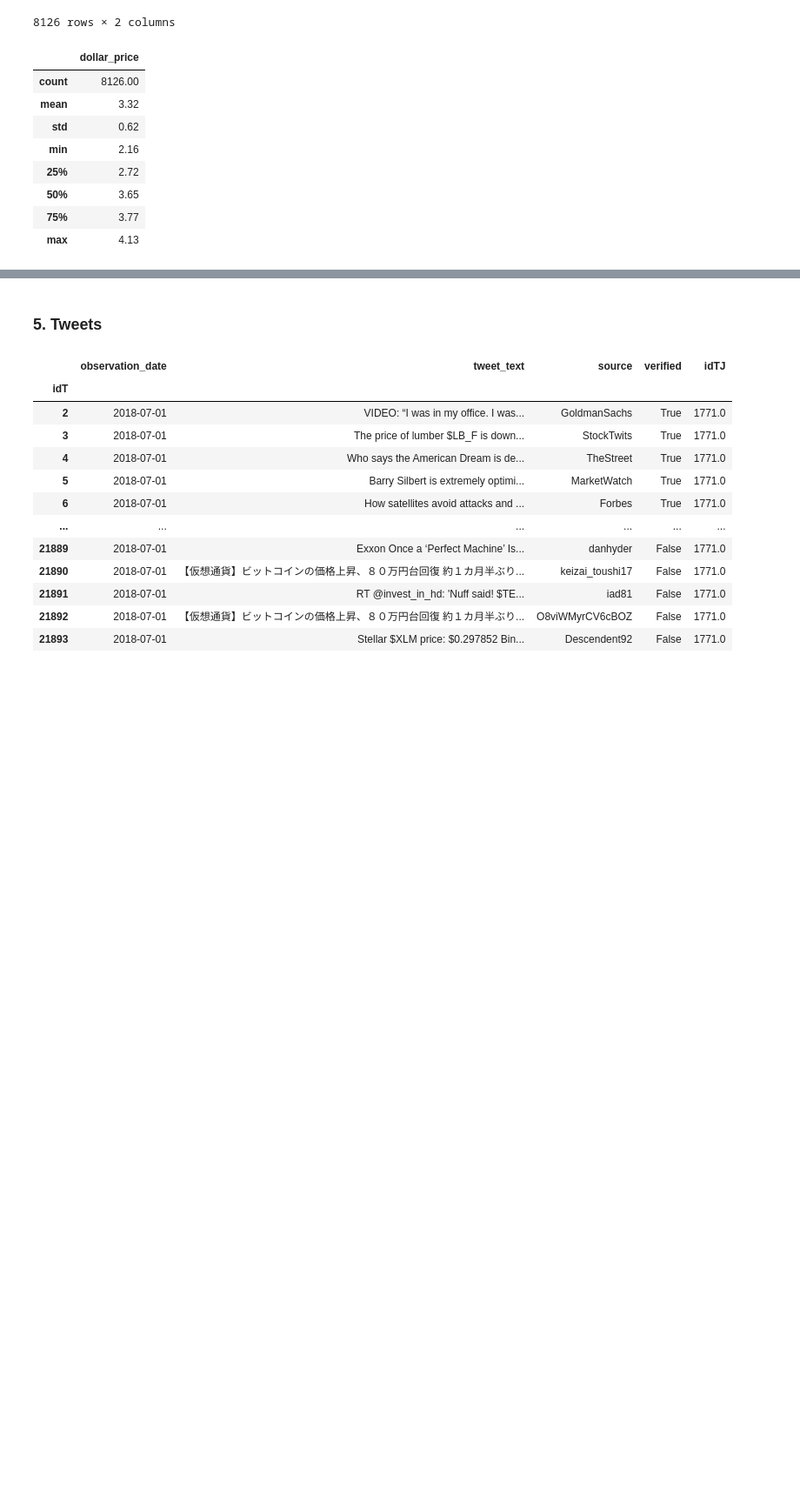
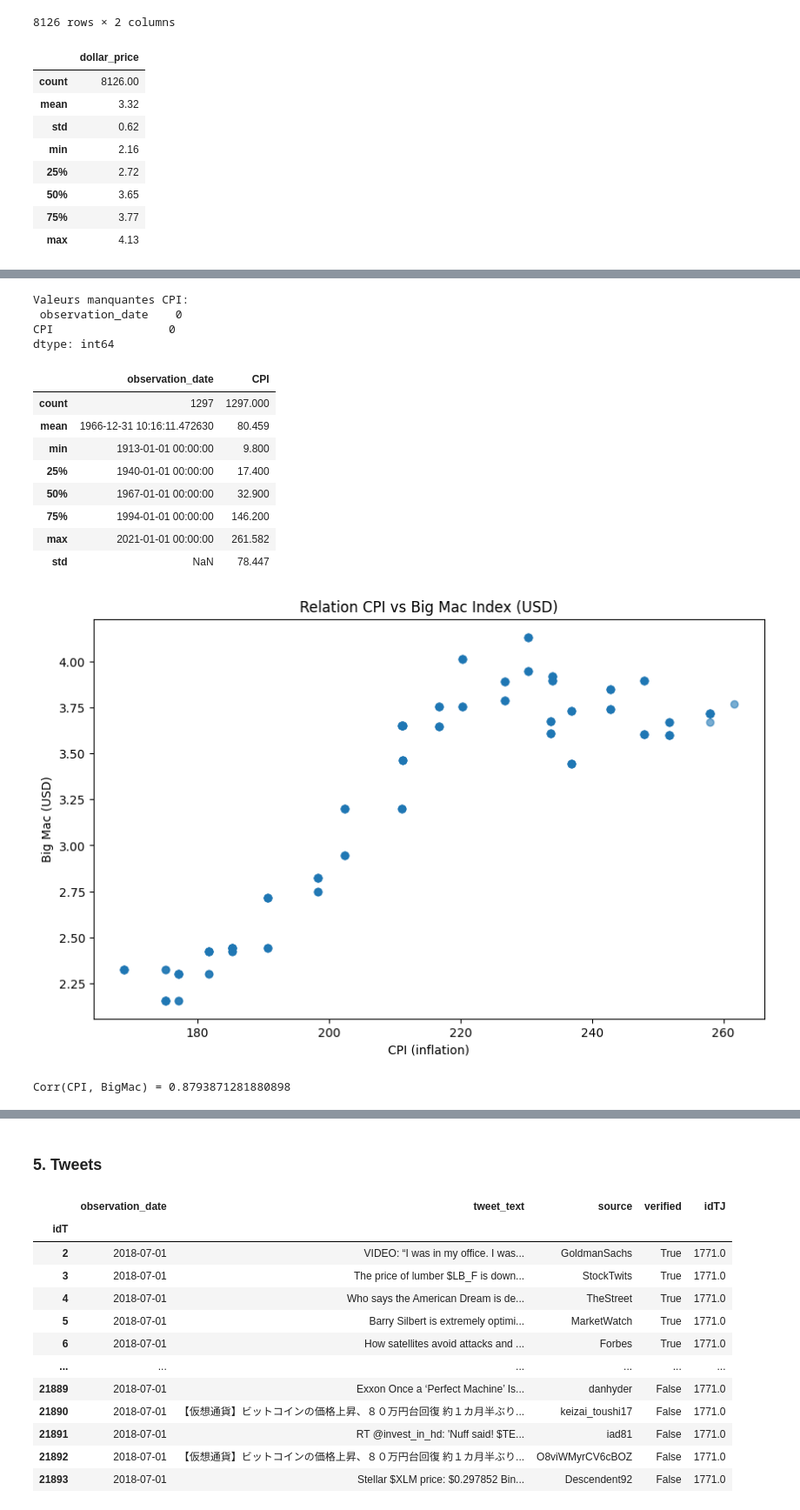
Before and after one commit to gcolpari/STOCKMARKET_PREDICTION-, a Jupyter notebook: AED.ipynb, the cells around one changed output, grey strips where cells are left out. Shown at 87% size. Cells and saved outputs as stored; diff of their text form; code cells hidden in the pictures; blank space fills up the shorter version.

```diff
--- a/AED.ipynb
+++ b/AED.ipynb
@@ -304,0 +333,57 @@ df.iloc[:,1::].describe().round(2)
+# %%
+#BIG MAC % INFLATION
+
+inflation = import_inflation_table(bdd)
+inflation.head()
+
+print("Valeurs manquantes CPI:\n", inflation.isna().sum())
+display(inflation.describe().round(3))
+
+# Merge CPI + BigMac (sur la date)
+bm = bigmac.reset_index()[["observation_date","dollar_price"]].rename(
+    columns={"observation_date":"date","dollar_price":"bigmac_usd"}
+)
+cpi = inflation.reset_index()[["observation_date","CPI"]].rename(
+    columns={"observation_date":"date","CPI":"cpi"}
+)
+
+macro = pd.merge(cpi, bm, on="date", how="inner").dropna().sort_values("date")
+
+# Scatter CPI vs BigMac
+plt.figure(figsize=FIGSIZE)
+plt.scatter(macro["cpi"], macro["bigmac_usd"], alpha=0.6)
+plt.title("Relation CPI vs Big Mac Index (USD)")
+plt.xlabel("CPI (inflation)")
+plt.ylabel("Big Mac (USD)")
+plt.show()
+
+# Corrélation simple
+print("Corr(CPI, BigMac) =", macro[["cpi","bigmac_usd"]].corr().iloc[0,1])
+
+# Séries normalisées (pour comparer les dynamiques)
+macro["cpi_norm"] = (macro["cpi"] - macro["cpi"].mean()) / macro["cpi"].std()
+macro["bm_norm"]  = (macro["bigmac_usd"] - macro["bigmac_usd"].mean()) / macro["bigmac_usd"].std()
+
+plt.figure(figsize=FIGSIZE)
+plt.plot(macro["date"], macro["cpi_norm"], label="CPI (normalisé)")
+plt.plot(macro["date"], macro["bm_norm"], label="BigMac (normalisé)")
+plt.title("CPI vs Big Mac Index (normalisés)")
+plt.xlabel("Date"); plt.ylabel("Score normalisé (z-score)")
+plt.legend()
+plt.show()
+# %% [output]
+Valeurs manquantes CPI:
+ observation_date    0
+CPI                 0
+dtype: int64
+|  | observation_date | CPI |
+| count | 1297 | 1297.000 |
+| mean | 1966-12-31 10:16:11.472630 | 80.459 |
+| min | 1913-01-01 00:00:00 | 9.800 |
+| 25% | 1940-01-01 00:00:00 | 17.400 |
+| 50% | 1967-01-01 00:00:00 | 32.900 |
+| 75% | 1994-01-01 00:00:00 | 146.200 |
+| max | 2021-01-01 00:00:00 | 261.582 |
+| std | NaN | 78.447 |
+[figure, added]
+Corr(CPI, BigMac) = 0.8793871281880898
```
Also changed, not shown: parts of 3 cells of this notebook.
